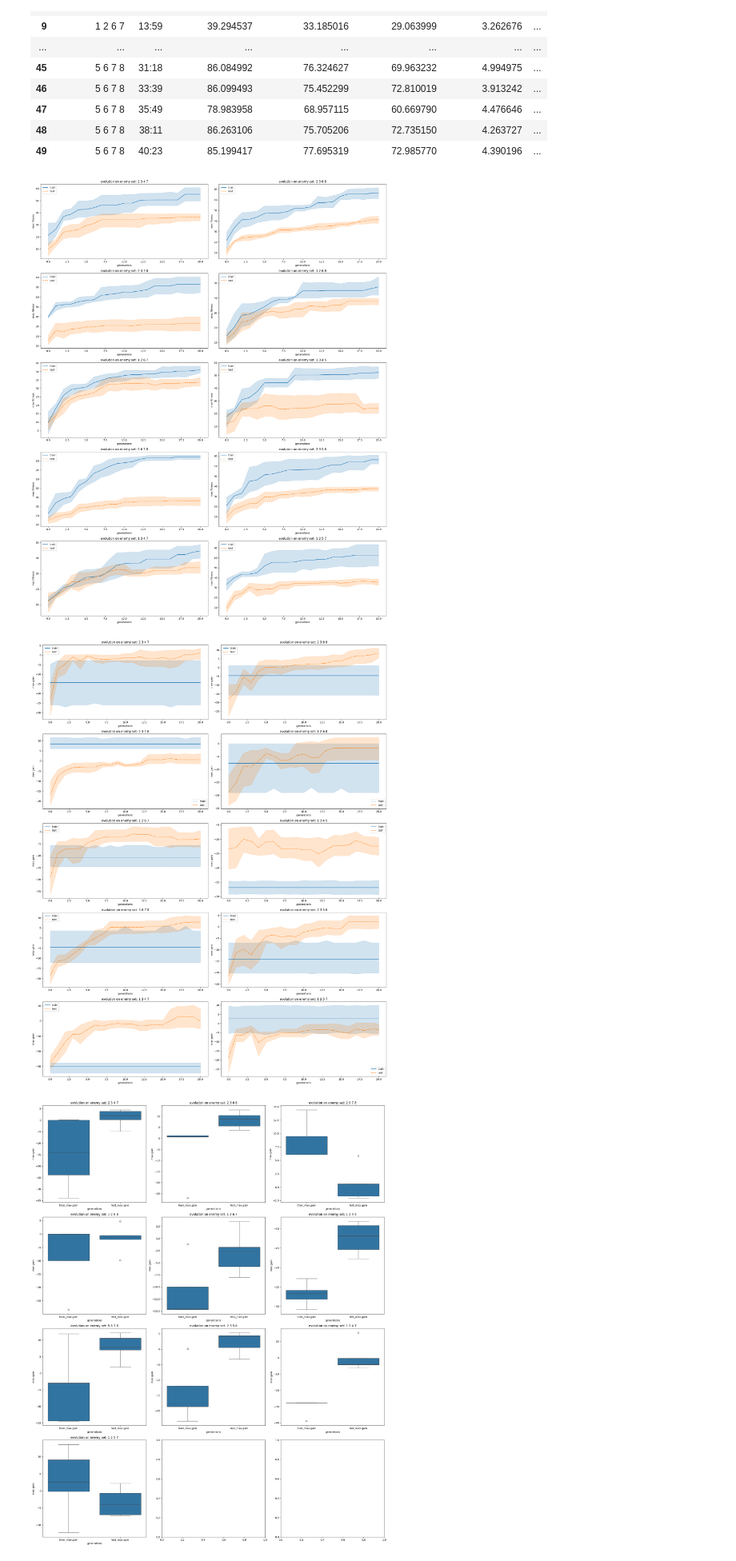
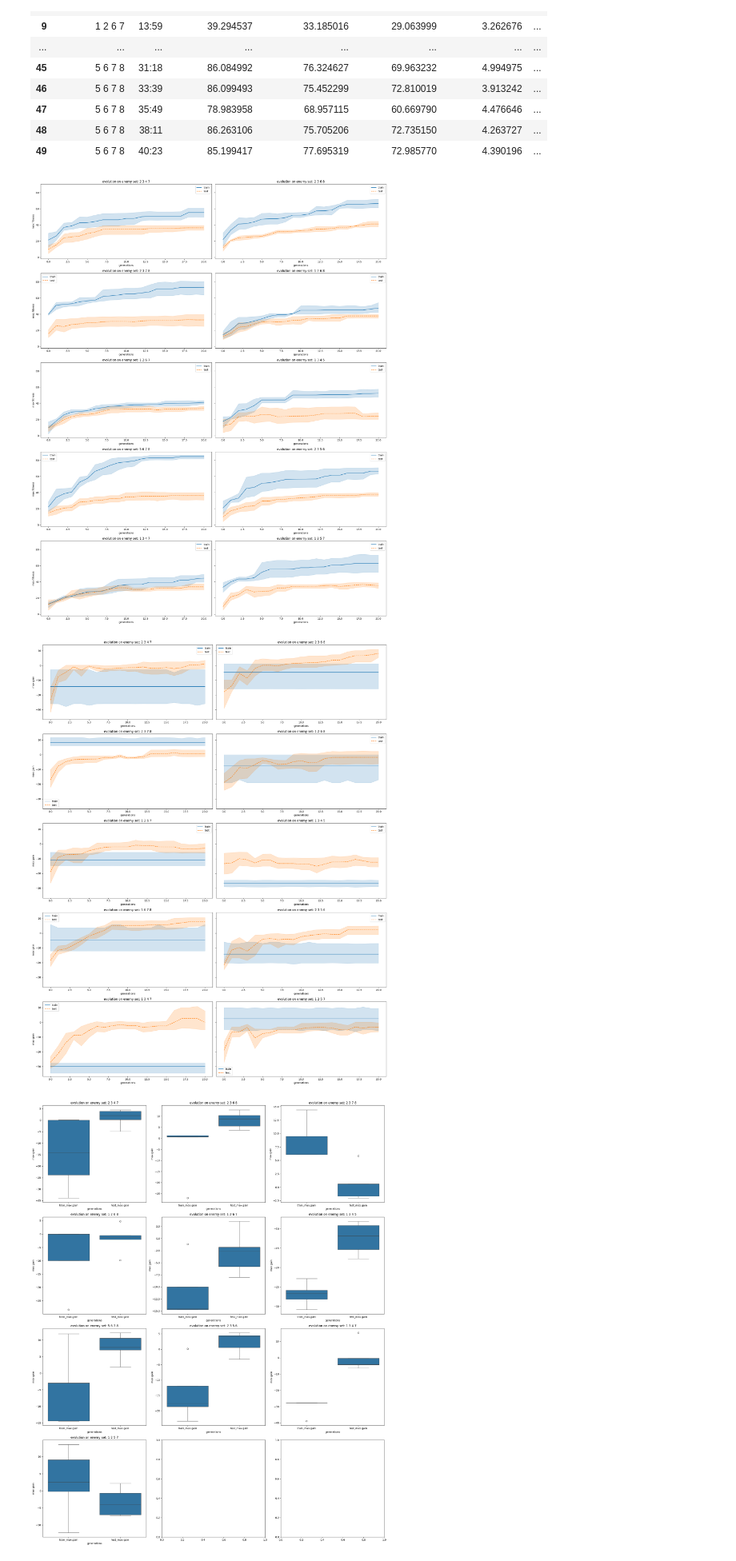
Before and after one commit to yossiyhartman/EvoMan---Generalist, a Jupyter notebook: viz_performance.ipynb, the cells around one changed output. Shown at 80% size. Drawn from its saved outputs; the diff is of its cells as text; code cells hidden in the pictures.

```diff
--- a/viz_performance.ipynb
+++ b/viz_performance.ipynb
@@ -74,7 +74,7 @@ plt.show()
 # %%
 UNIQUE_ENEMIES = df_duos['set of enemies'].unique()
 
-fig, axs = plt.subplots(nrows=5, ncols=2, figsize=(20, 25))
+fig, axs = plt.subplots(nrows=5, ncols=2, figsize=(20, 25), sharey=True)
 
 for i, e_set in enumerate(UNIQUE_ENEMIES):
 
@@ -146,7 +146,7 @@ end_result_df
 # %%
 UNIQUE_ENEMIES = df_trios['set of enemies'].unique()
 
-fig, axs = plt.subplots(nrows=5, ncols=2, figsize=(20, 25))
+fig, axs = plt.subplots(nrows=5, ncols=2, figsize=(20, 25), sharey=True)
 
 for i, e_set in enumerate(UNIQUE_ENEMIES):
 
@@ -168,7 +168,7 @@ plt.show()
 # %%
 UNIQUE_ENEMIES = df_trios['set of enemies'].unique()
 
-fig, axs = plt.subplots(nrows=5, ncols=2, figsize=(20, 25))
+fig, axs = plt.subplots(nrows=5, ncols=2, figsize=(20, 25), sharey=True)
 
 for i, e_set in enumerate(UNIQUE_ENEMIES):
 
@@ -241,7 +241,7 @@ end_result_df
 # %%
 UNIQUE_ENEMIES = df_group['set of enemies'].unique()
 
-fig, axs = plt.subplots(nrows=5, ncols=2, figsize=(20, 25))
+fig, axs = plt.subplots(nrows=5, ncols=2, figsize=(20, 25), sharey=True)
 
 for i, e_set in enumerate(UNIQUE_ENEMIES):
 
@@ -259,29 +259,29 @@ for i, e_set in enumerate(UNIQUE_ENEMIES):
 plt.tight_layout()
 plt.show()
 # %% [output]
-[figure, old version]
+[figure, new version]
 # %%
 UNIQUE_ENEMIES = df_group['set of enemies'].unique()
 
-fig, axs = plt.subplots(nrows=5, ncols=2, figsize=(20, 25))
+fig, axs = plt.subplots(nrows=5, ncols=2, figsize=(20, 25), sharey=True)
 
 for i, e_set in enumerate(UNIQUE_ENEMIES):
 
     ax = axs[int(np.floor(i/2)), i % 2]
 
     enemy_data = df_group[df_group['set of enemies'] == e_set]
 
     sns.lineplot(ax = ax, data = enemy_data, x = 'gen', y='train_max.gain', label = 'train')
     sns.lineplot(ax = ax, data = enemy_data, x = 'gen', y='test_max.gain', label = 'test', linestyle = 'dashed')
 
     ax.set_title(f'evolution on enemy set: {e_set}')
     ax.set_ylabel('max gain')
     ax.set_xlabel('generations')
 
 plt.tight_layout()
 plt.show()
 # %% [output]
-[figure, old version]
+[figure, new version]
 # %%
 fig, axs = plt.subplots(nrows=4, ncols=3, figsize=(20, 25))
 
```
Also changed, not shown: parts of 4 cells of this notebook, 6 other files.
